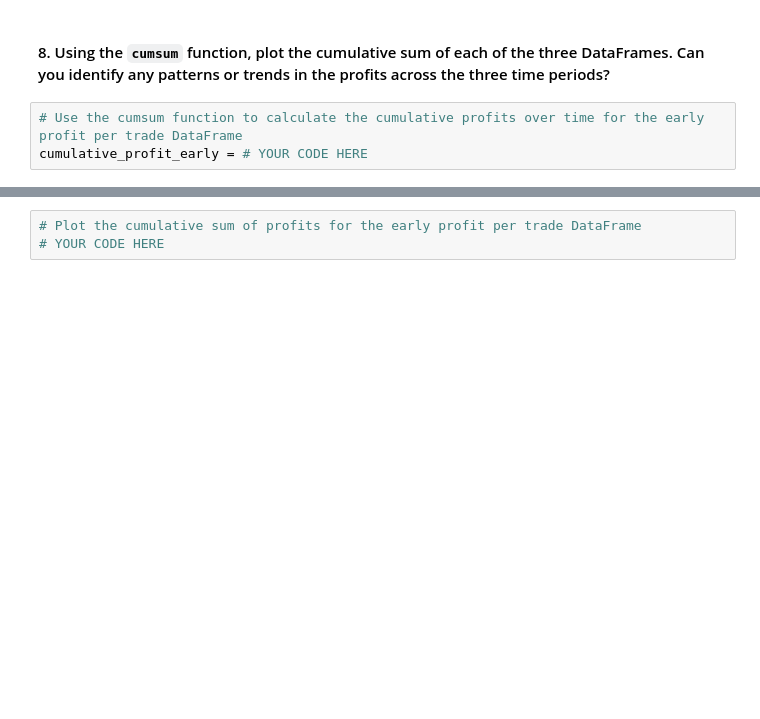
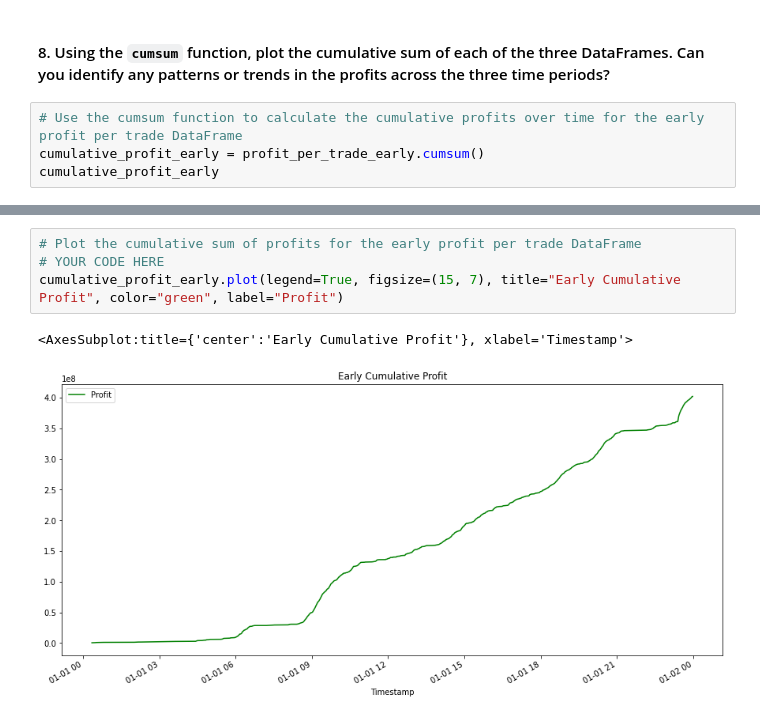
Before and after one commit to seanpatel19/Challenge-3-, a Jupyter notebook: crypto_arbitrage.ipynb, the cells around one changed output, grey strips where cells are left out. Cells and saved outputs as stored; diff of their text form; blank space fills up the shorter version.

```diff
--- a/crypto_arbitrage.ipynb
+++ b/crypto_arbitrage.ipynb
@@ -522,4 +751,5 @@ profit_per_trade_early = # YOUR CODE HERE
 #### 8. Using the `cumsum` function, plot the cumulative sum of each of the three DataFrames. Can you identify any patterns or trends in the profits across the three time periods?
 # %%
 # Use the cumsum function to calculate the cumulative profits over time for the early profit per trade DataFrame
-cumulative_profit_early = # YOUR CODE HERE
+cumulative_profit_early = profit_per_trade_early.cumsum()
+cumulative_profit_early
@@ -526,3 +804,7 @@ cumulative_profit_early = # YOUR CODE HERE
 # %%
 # Plot the cumulative sum of profits for the early profit per trade DataFrame
 # YOUR CODE HERE
+cumulative_profit_early.plot(legend=True, figsize=(15, 7), title="Early Cumulative Profit", color="green", label="Profit")
+# %% [output]
+<AxesSubplot:title={'center':'Early Cumulative Profit'}, xlabel='Timestamp'>
+[figure, added]
```
Also changed, not shown: parts of 28 cells of this notebook, 1 other file.
